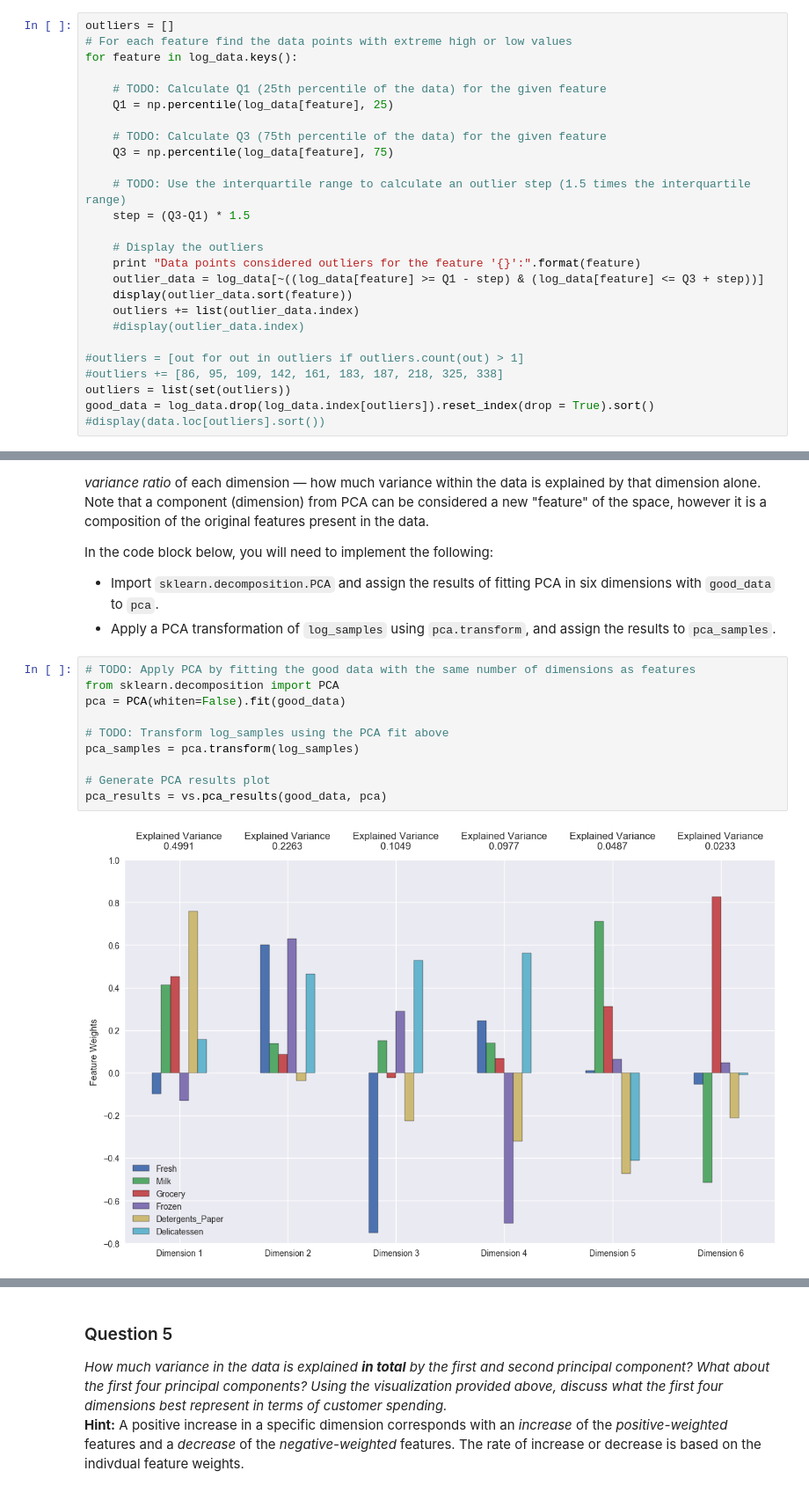
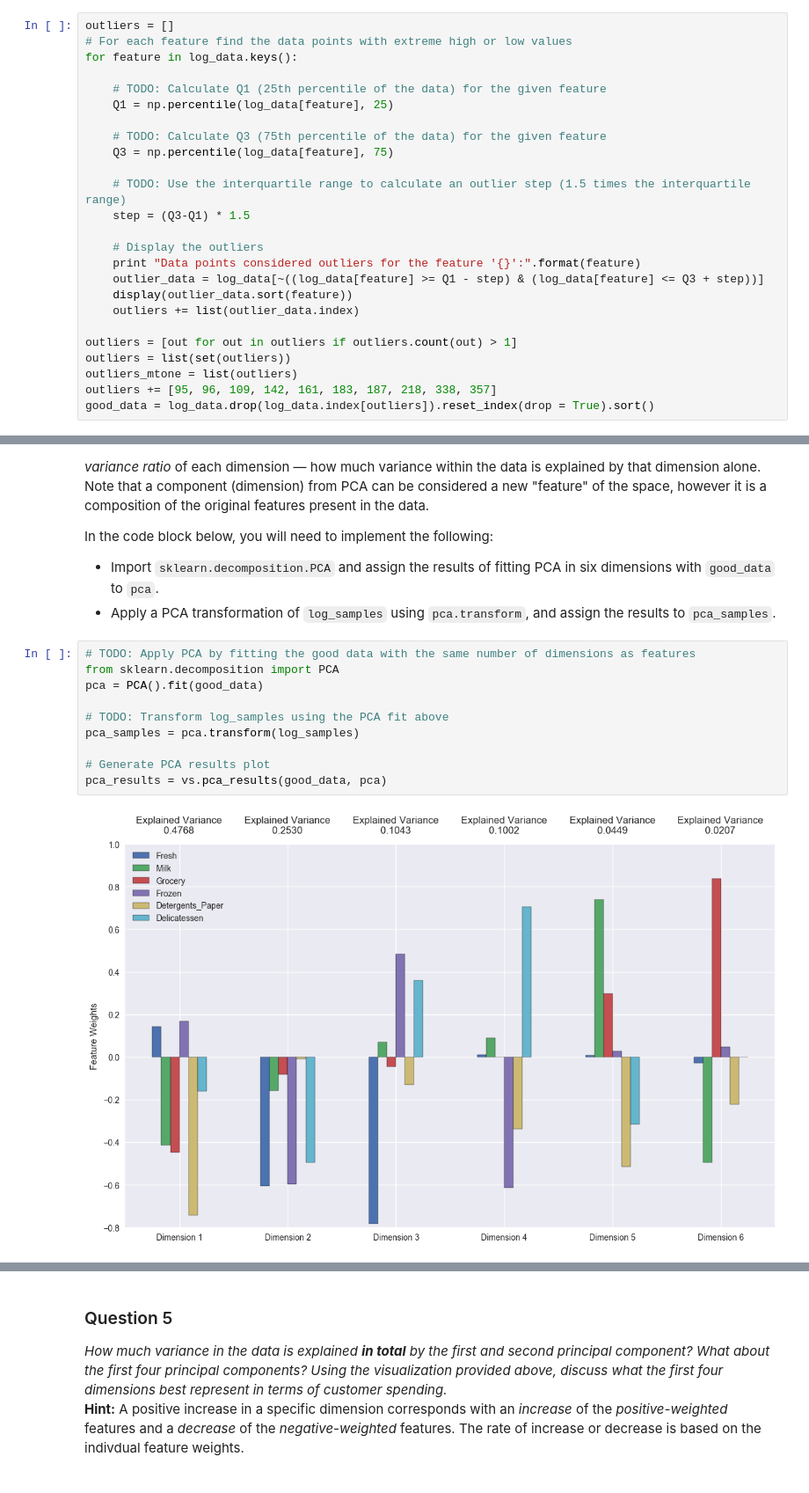
Before and after one commit to pritywiz/MLcourse, a Jupyter notebook: customer_segments/customer_segments.ipynb, the cells around one changed output, grey strips where cells are left out. Shown at 88% size. Saved outputs shown, nothing was run; the diff lists cells and outputs as text.

```diff
--- a/customer_segments/customer_segments.ipynb
+++ b/customer_segments/customer_segments.ipynb
@@ -281,13 +281,12 @@ for feature in log_data.keys():
     outlier_data = log_data[~((log_data[feature] >= Q1 - step) & (log_data[feature] <= Q3 + step))]
     display(outlier_data.sort(feature))
     outliers += list(outlier_data.index)
-    #display(outlier_data.index)
 
-#outliers = [out for out in outliers if outliers.count(out) > 1]
-#outliers += [86, 95, 109, 142, 161, 183, 187, 218, 325, 338]
+outliers = [out for out in outliers if outliers.count(out) > 1]
 outliers = list(set(outliers))
+outliers_mtone = list(outliers)
+outliers += [95, 96, 109, 142, 161, 183, 187, 218, 338, 357]
 good_data = log_data.drop(log_data.index[outliers]).reset_index(drop = True).sort()
-#display(data.loc[outliers].sort())
 # %% [output]
 Data points considered outliers for the feature 'Fresh':
 |  | Fresh | Milk | Grocery | Frozen | Detergents_Paper | Delicatessen |
@@ -396,15 +400,15 @@ In the code block below, you will need to implement the following:
 # %%
 # TODO: Apply PCA by fitting the good data with the same number of dimensions as features
 from sklearn.decomposition import PCA
-pca = PCA(whiten=False).fit(good_data)
+pca = PCA().fit(good_data)
 
 # TODO: Transform log_samples using the PCA fit above
 pca_samples = pca.transform(log_samples)
 
 # Generate PCA results plot
 pca_results = vs.pca_results(good_data, pca)
 # %% [output]
-[figure, old version]
+[figure, new version]
 # %%
 display(pca_results)
 print "Explained Variance of First two components: {:.4f}".format(sum(pca_results["Explained Variance"][:2]))
```
Also changed, not shown: parts of 38 cells of this notebook, 1 other file.
